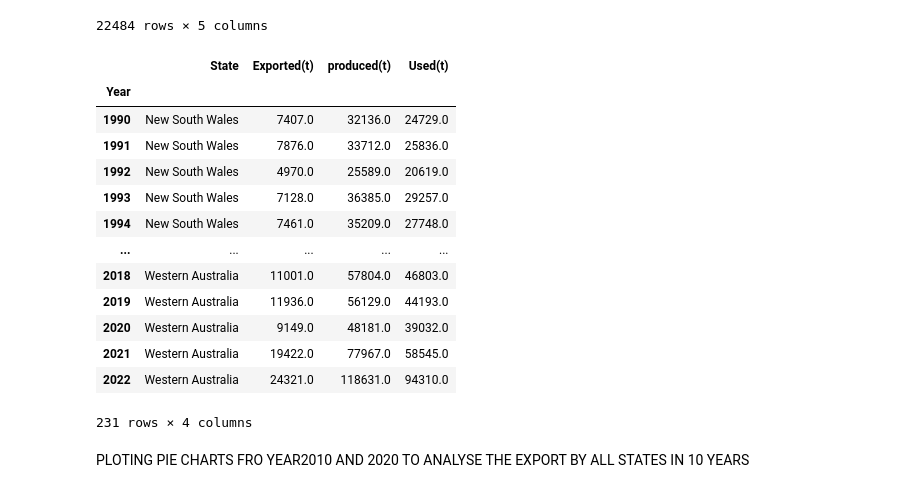
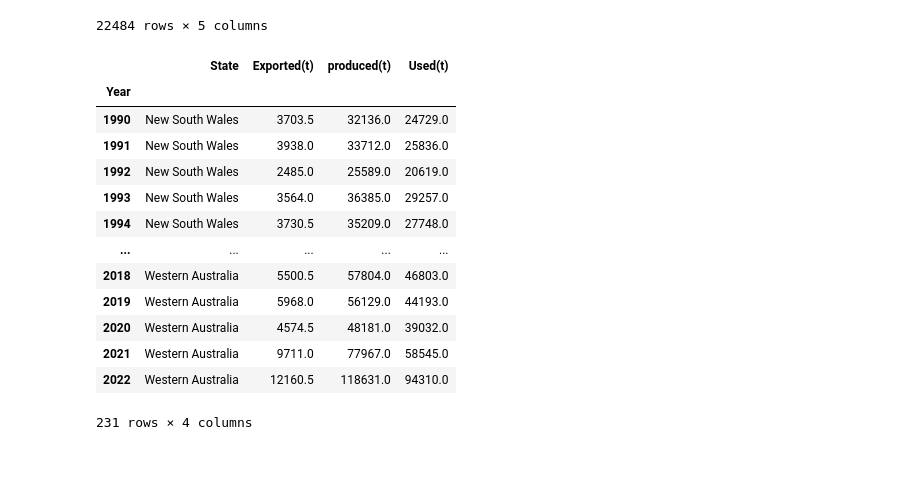
Before and after one commit to B-osborne1/project-one, a Jupyter notebook: project_main_script.ipynb, the cells around one changed output. Cells and saved outputs as stored; diff of their text form; code cells hidden in the pictures; blank space fills up the shorter version.

```diff
--- a/project_main_script.ipynb
+++ b/project_main_script.ipynb
@@ -91,29 +91,28 @@ data_df
 | 44968 | 2022 | 0.0 | Western Australia | 99.0 | 99.0 |
 22484 rows × 5 columns
 # %%
-#wheat_export_df.dtypes
+#wheat export is taken as 50% of wheat sold
 wheat_by_state=data_df.groupby(['State','Year']).sum()
 wheat_by_state=wheat_by_state.reset_index()
 wheat_by_state=wheat_by_state.rename(columns={'sold(t)':'Exported(t)'})
 wheat_by_state=wheat_by_state.set_index("Year")
+wheat_by_state['Exported(t)']=wheat_by_state['Exported(t)']/2
 wheat_by_state
 # %% [output]
 |  | State | Exported(t) | produced(t) | Used(t) |
 | Year |  |  |  |  |
-| 1990 | New South Wales | 7407.0 | 32136.0 | 24729.0 |
-| 1991 | New South Wales | 7876.0 | 33712.0 | 25836.0 |
-| 1992 | New South Wales | 4970.0 | 25589.0 | 20619.0 |
-| 1993 | New South Wales | 7128.0 | 36385.0 | 29257.0 |
-| 1994 | New South Wales | 7461.0 | 35209.0 | 27748.0 |
+| 1990 | New South Wales | 3703.5 | 32136.0 | 24729.0 |
+| 1991 | New South Wales | 3938.0 | 33712.0 | 25836.0 |
+| 1992 | New South Wales | 2485.0 | 25589.0 | 20619.0 |
+| 1993 | New South Wales | 3564.0 | 36385.0 | 29257.0 |
+| 1994 | New South Wales | 3730.5 | 35209.0 | 27748.0 |
 | ... | ... | ... | ... | ... |
-| 2018 | Western Australia | 11001.0 | 57804.0 | 46803.0 |
-| 2019 | Western Australia | 11936.0 | 56129.0 | 44193.0 |
-| 2020 | Western Australia | 9149.0 | 48181.0 | 39032.0 |
-| 2021 | Western Australia | 19422.0 | 77967.0 | 58545.0 |
-| 2022 | Western Australia | 24321.0 | 118631.0 | 94310.0 |
+| 2018 | Western Australia | 5500.5 | 57804.0 | 46803.0 |
+| 2019 | Western Australia | 5968.0 | 56129.0 | 44193.0 |
+| 2020 | Western Australia | 4574.5 | 48181.0 | 39032.0 |
+| 2021 | Western Australia | 9711.0 | 77967.0 | 58545.0 |
+| 2022 | Western Australia | 12160.5 | 118631.0 | 94310.0 |
 231 rows × 4 columns
 # %%
 state_data_victoria=wheat_by_state[wheat_by_state['State']=='Victoria']
 state_data_2020=wheat_by_state[wheat_by_state['Year']==2020]
-# %% [markdown]
-PLOTING PIE CHARTS FRO YEAR2010 AND 2020 TO ANALYSE THE EXPORT BY ALL STATES IN 10 YEARS
```
Also changed, not shown: parts of 16 cells of this notebook.
